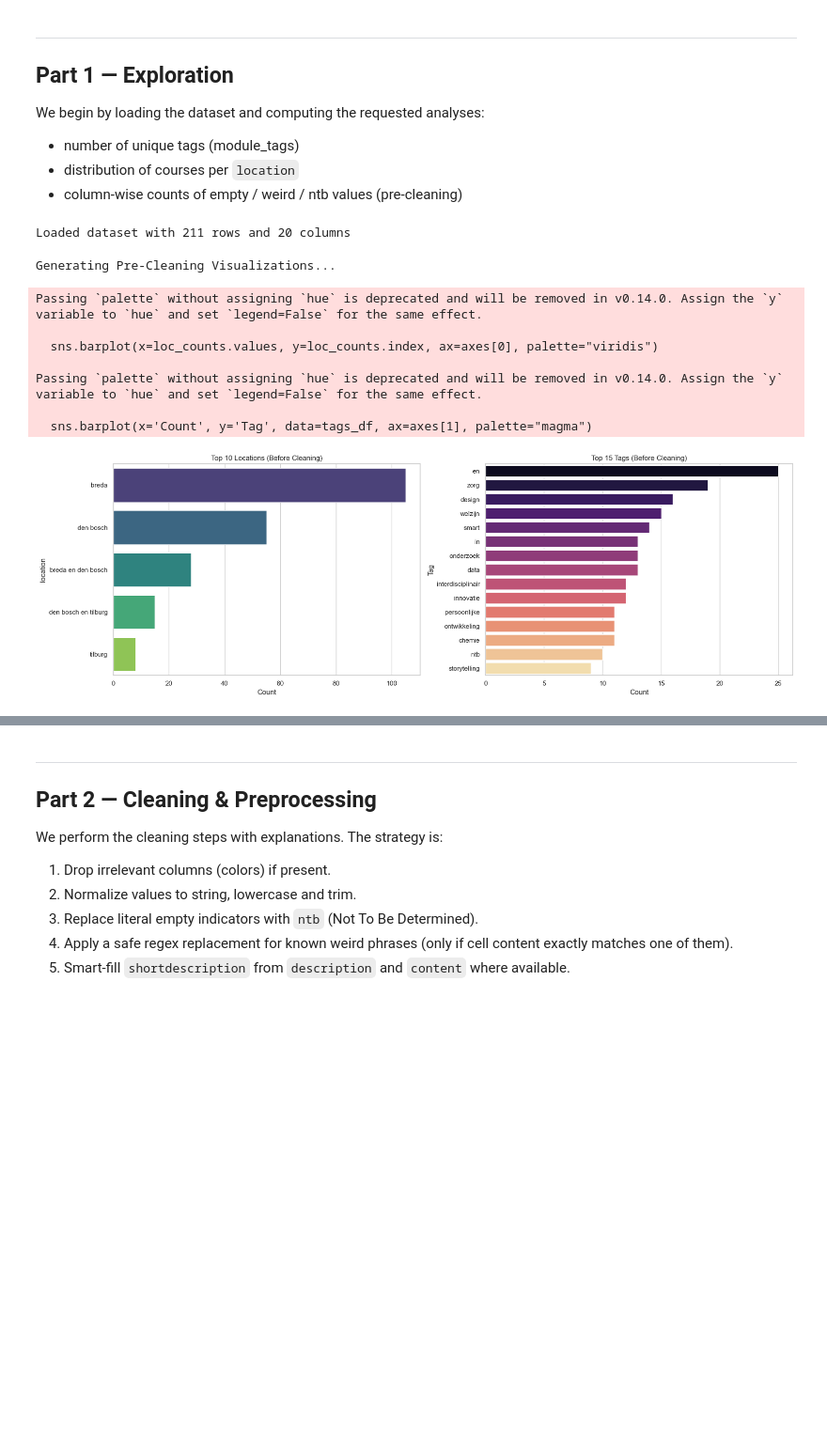
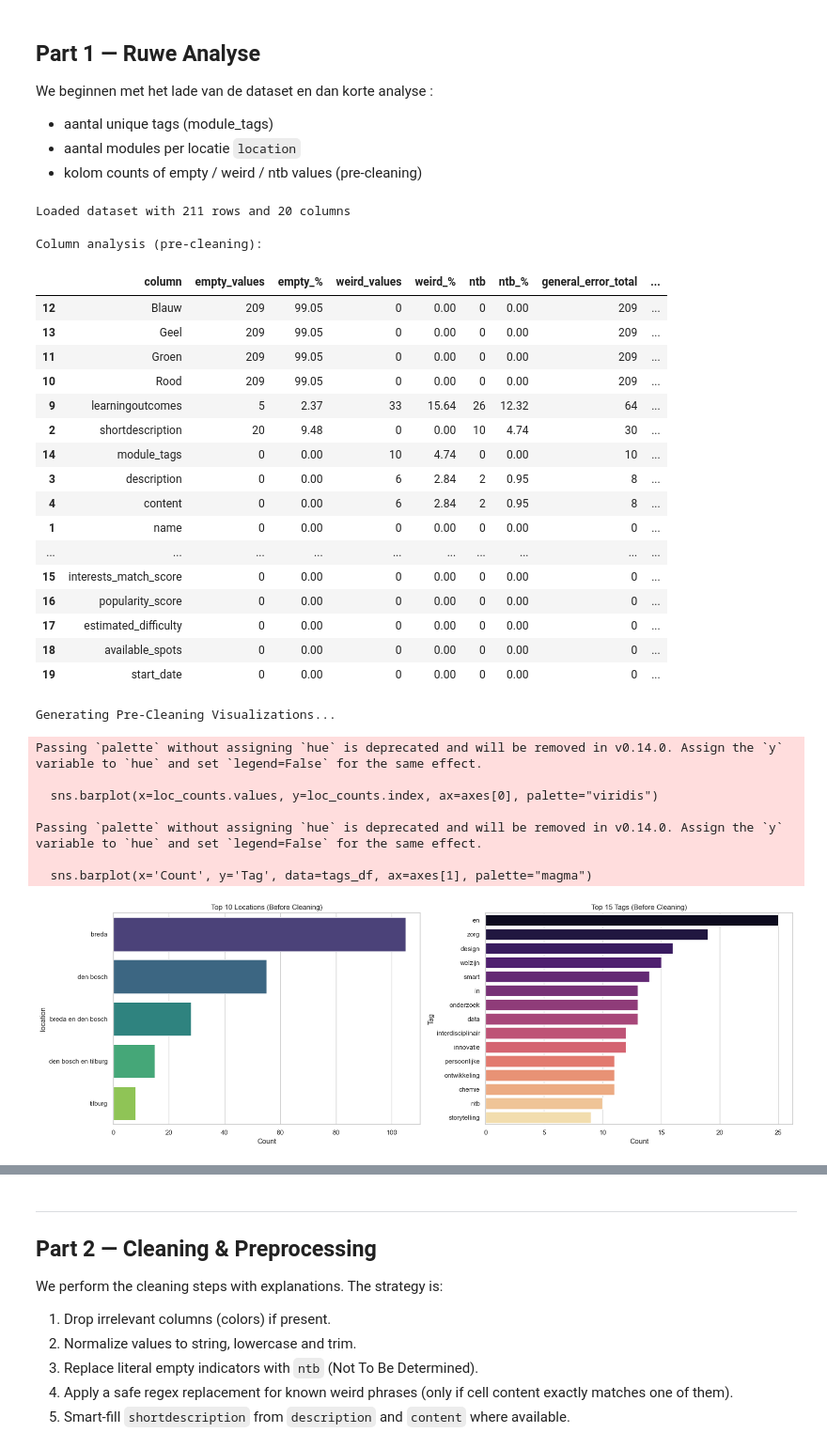
Before and after one commit to s-kroonen/Duo-LU2-AI, a Jupyter notebook: cleaning_recommendation_threepart.ipynb, the cells around one changed output, grey strips where cells are left out. Shown at 94% size. Cells and saved outputs as stored; diff of their text form; code cells hidden in the pictures; blank space fills up the shorter version.

```diff
--- a/cleaning_recommendation_threepart.ipynb
+++ b/cleaning_recommendation_threepart.ipynb
@@ -10,10 +9,9 @@ The notebook uses the dataset you uploaded at `/Uitgebreide_VKM_dataset.csv` and
 # %% [markdown]
----
-## Part 1 — Exploration
-We begin by loading the dataset and computing the requested analyses:
-- number of unique tags (module_tags)
-- distribution of courses per `location`
-- column-wise counts of empty / weird / ntb values (pre-cleaning)
+## Part 1 — Ruwe Analyse
+We beginnen met het lade van de dataset en dan korte analyse :
+- aantal unique tags (module_tags)
+- aantal modules per locatie `location`
+- kolom counts of empty / weird / ntb values (pre-cleaning)
 # %%
 import pandas as pd
 import numpy as np
@@ -45,7 +43,7 @@ Loaded dataset with 211 rows and 20 columns
 # %%
 empty_values = ["", "nan", "none", "null", "[]"]
 weird_values = [
-    "nvt", "volgt", "ntb", "nader te bepalen", "nog niet bekend",
+    "nvt", "volgt", "nader te bepalen", "nog niet bekend",
     "nadert te bepalen", "nog te formuleren", "tbd", "n.n.b.", "navragen", "['ntb']"
 ]
 
@@ -72,7 +70,7 @@ def analyze_dataframe_simple(df_in):
         empty_count = df_in[col].apply(is_empty).sum()
         weird_count = df_in[col].apply(is_weird).sum()
         ntb_count = df_in[col].apply(is_ntb).sum()
-        general_error_count = empty_count + weird_count
+        general_error_count = empty_count + weird_count + ntb_count
         general_error_percent = round((general_error_count / total) * 100, 2)
         analysis.append({
             "column": col,
@@ -85,36 +83,12 @@ def analyze_dataframe_simple(df_in):
             "general_error_total": int(general_error_count),
             "general_error_%": general_error_percent
         })
-        # Unique tags analysis (module_tags column assumed)
-    if 'module_tags' in df_in.columns:
-        # Split tag strings by common separators and count unique tags
-        tags_series = df_in['module_tags'].fillna('')
-        tag_counter = Counter()
-        for t in tags_series.astype(str):
-            # consider comma, semicolon, pipe and slash as separators
-            parts = re.split(r"[,;/\\|]+", t)
-            for p in parts:
-                p = p.strip().lower()
-                if p and p not in empty_values and p not in weird_values:
-                    tag_counter[p] += 1
-        print(f"Found {len(tag_counter)} unique tags")
-        top_tags = tag_counter.most_common(30)
-        display(pd.DataFrame(top_tags, columns=['tag','count']))
-    else:
-        print("No 'module_tags' column found in the dataset")
-
-    # Location distribution
-    if 'location' in df_in.columns:
-        loc_counts = df_in['location'].fillna('ntb').astype(str).str.lower().value_counts()
-        display(loc_counts.head(50))
-    else:
-        print("No 'location' column found in the dataset")
     analysis_df = pd.DataFrame(analysis).sort_values(by="general_error_%", ascending=False)
     return analysis_df
 
-# print("Column analysis (pre-cleaning):")
-# col_analysis_pre = analyze_dataframe_simple(df_raw)
-# display(col_analysis_pre)
+print("Column analysis (pre-cleaning):")
+col_analysis_pre = analyze_dataframe_simple(df_raw)
+display(col_analysis_pre)
 
 def visualize_data(df_in, title_stage="Pre-Cleaning"):
     """
@@ -135,39 +109,57 @@ def visualize_data(df_in, title_stage="Pre-Cleaning"):
         tags_series = df_in['module_tags'].fillna('')
         all_tags = []
 
         for t in tags_series.astype(str):
             # Clean string representation of list to actual words
             # Remove brackets, quotes, and split by comma
             cleaned = re.sub(r"[\[\]']", "", t)
             parts = cleaned.split(',')
             for p in parts:
                 p = p.strip().lower()
                 # Basic filtering for the plot (ignoring raw empty strings)
                 if p and len(p) > 1:
                     all_tags.append(p)
 
         # Count and plot
         tag_counts = Counter(all_tags).most_common(15)
         if tag_counts:
             tags_df = pd.DataFrame(tag_counts, columns=['Tag', 'Count'])
             sns.barplot(x='Count', y='Tag', data=tags_df, ax=axes[1], palette="magma")
             axes[1].set_title(f"Top 15 Tags ({title_stage})")
         else:
             axes[1].text(0.5, 0.5, "No Tags Found", ha='center')
 
     plt.tight_layout()
     plt.show()
 
 # Run Visualization on Raw Data
 print("Generating Pre-Cleaning Visualizations...")
 visualize_data(df_raw, title_stage="Before Cleaning")
 # %% [output]
-Generating Pre-Cleaning Visualizations...
+Column analysis (pre-cleaning):
+|  | column | empty_values | empty_% | weird_values | weird_% | ntb | ntb_% | general_error_total | ... |
+| 12 | Blauw | 209 | 99.05 | 0 | 0.00 | 0 | 0.00 | 209 | ... |
+| 13 | Geel | 209 | 99.05 | 0 | 0.00 | 0 | 0.00 | 209 | ... |
+| 11 | Groen | 209 | 99.05 | 0 | 0.00 | 0 | 0.00 | 209 | ... |
+| 10 | Rood | 209 | 99.05 | 0 | 0.00 | 0 | 0.00 | 209 | ... |
+| 9 | learningoutcomes | 5 | 2.37 | 33 | 15.64 | 26 | 12.32 | 64 | ... |
+| 2 | shortdescription | 20 | 9.48 | 0 | 0.00 | 10 | 4.74 | 30 | ... |
+| 14 | module_tags | 0 | 0.00 | 10 | 4.74 | 0 | 0.00 | 10 | ... |
+| 3 | description | 0 | 0.00 | 6 | 2.84 | 2 | 0.95 | 8 | ... |
+| 4 | content | 0 | 0.00 | 6 | 2.84 | 2 | 0.95 | 8 | ... |
+| 1 | name | 0 | 0.00 | 0 | 0.00 | 0 | 0.00 | 0 | ... |
+| ... | ... | ... | ... | ... | ... | ... | ... | ... | ... |
+| 15 | interests_match_score | 0 | 0.00 | 0 | 0.00 | 0 | 0.00 | 0 | ... |
+| 16 | popularity_score | 0 | 0.00 | 0 | 0.00 | 0 | 0.00 | 0 | ... |
+| 17 | estimated_difficulty | 0 | 0.00 | 0 | 0.00 | 0 | 0.00 | 0 | ... |
+| 18 | available_spots | 0 | 0.00 | 0 | 0.00 | 0 | 0.00 | 0 | ... |
+| 19 | start_date | 0 | 0.00 | 0 | 0.00 | 0 | 0.00 | 0 | ... |
-Passing `palette` without assigning `hue` is deprecated and will be removed in v0.14.0. Assign the `y` variable to `hue` and set `legend=False` for the same effect.
-
-  sns.barplot(x=loc_counts.values, y=loc_counts.index, ax=axes[0], palette="viridis")
-
-Passing `palette` without assigning `hue` is deprecated and will be removed in v0.14.0. Assign the `y` variable to `hue` and set `legend=False` for the same effect.
-
-  sns.barplot(x='Count', y='Tag', data=tags_df, ax=axes[1], palette="magma")
+Generating Pre-Cleaning Visualizations...
+Passing `palette` without assigning `hue` is deprecated and will be removed in v0.14.0. Assign the `y` variable to `hue` and set `legend=False` for the same effect.
+
+  sns.barplot(x=loc_counts.values, y=loc_counts.index, ax=axes[0], palette="viridis")
+
+Passing `palette` without assigning `hue` is deprecated and will be removed in v0.14.0. Assign the `y` variable to `hue` and set `legend=False` for the same effect.
+
+  sns.barplot(x='Count', y='Tag', data=tags_df, ax=axes[1], palette="magma")
 [figure]
```
Also changed, not shown: parts of 5 cells of this notebook, 4 other files.
